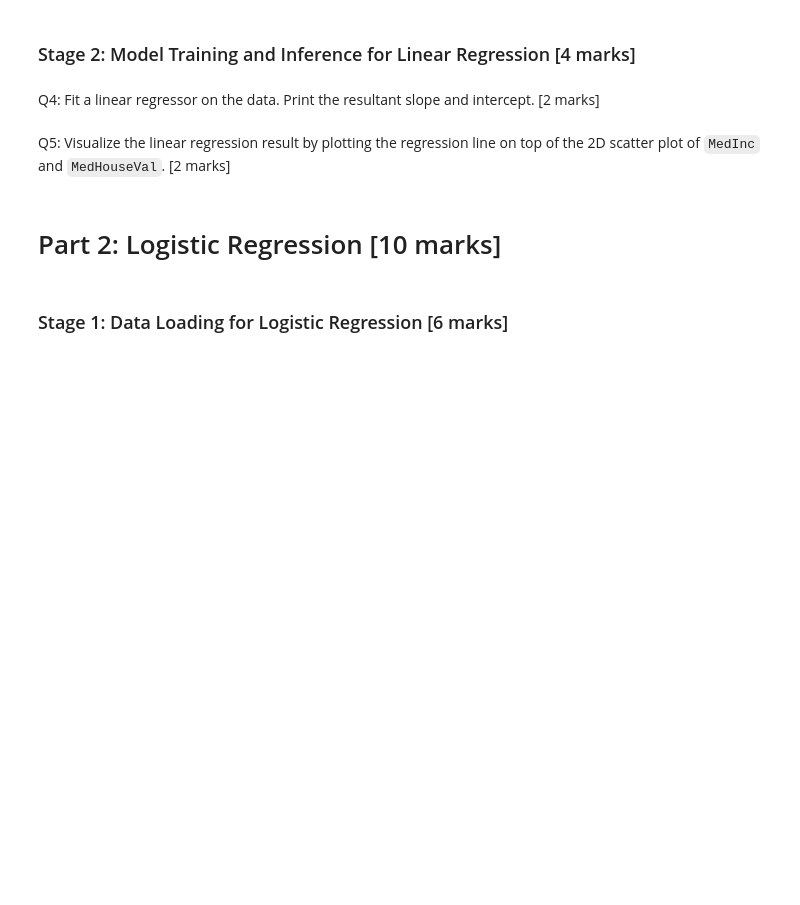
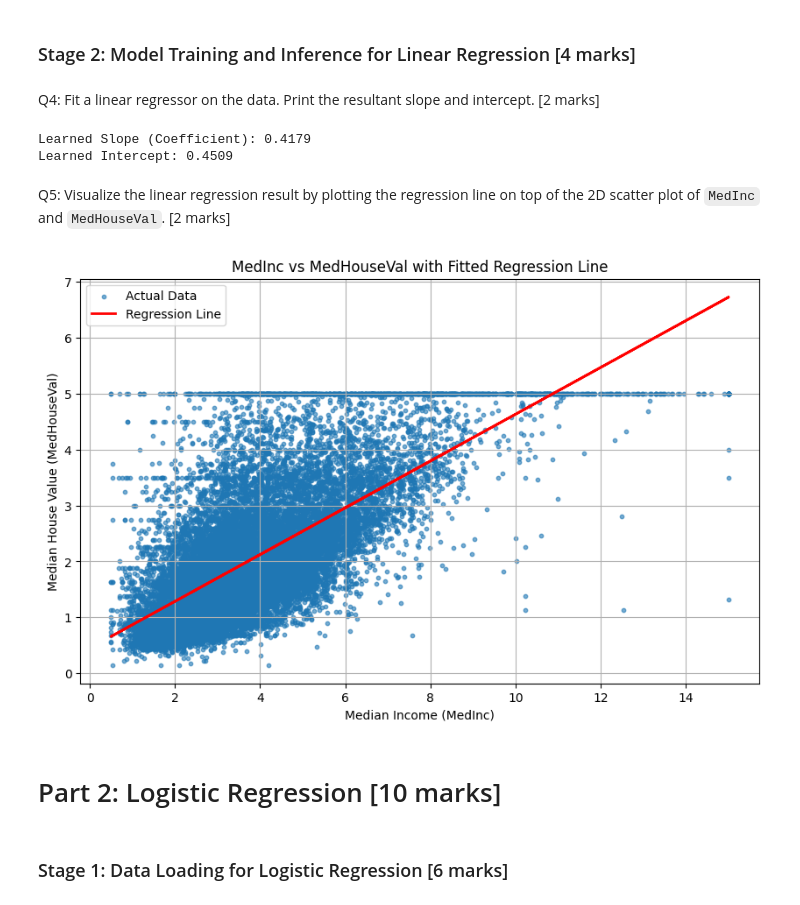
Before and after one commit to aloks6260/iitkgp_ds, a Jupyter notebook: M1-Assignment-Starter-Notebook.ipynb, the cells around one changed output. Drawn from its saved outputs; the diff is of its cells as text; code cells hidden in the pictures; blank space fills up the shorter version.

```diff
--- a/M1-Assignment-Starter-Notebook.ipynb
+++ b/M1-Assignment-Starter-Notebook.ipynb
@@ -50,2 +79,15 @@ Q4: Fit a linear regressor on the data. Print the resultant slope and intercept.
+# %%
+### YOUR CODE STARTS HERE ###
+# Initialize and fit the Linear Regression model
+model = LinearRegression()
+model.fit(X, y)
+
+# Report the learned slope (coefficient) and intercept
+print(f"Learned Slope (Coefficient): {model.coef_[0]:.4f}")
+print(f"Learned Intercept: {model.intercept_:.4f}")
+### YOUR CODE ENDS HERE ###
+# %% [output]
+Learned Slope (Coefficient): 0.4179
+Learned Intercept: 0.4509
 # %% [markdown]
 Q5: Visualize the linear regression result by plotting the regression line on top of the 2D scatter plot of `MedInc` and `MedHouseVal`. [2 marks]
@@ -56,3 +94,24 @@ Q5: Visualize the linear regression result by plotting the regression line on to
+# %%
+### YOUR CODE STARTS HERE ###
+# Predict values using the fitted model
+y_predicted = model.predict(X)
+
+# Create the scatter plot again
+plt.figure(figsize=(10, 6))
+plt.scatter(X, y, alpha=0.6, s=10, label='Actual Data')
+
+# Overlay the regression line
+plt.plot(X, y_predicted, color='red', linewidth=2, label='Regression Line')
+
+plt.title('MedInc vs MedHouseVal with Fitted Regression Line')
+plt.xlabel('Median Income (MedInc)')
+plt.ylabel('Median House Value (MedHouseVal)')
+plt.grid(True)
+plt.legend()
+plt.show()
+### YOUR CODE ENDS HERE ###
+# %% [output]
+[figure, added]
 # %% [markdown]
 # Part 2: Logistic Regression [10 marks]
 # %%
```
Also changed, not shown: parts of 17 cells of this notebook.
